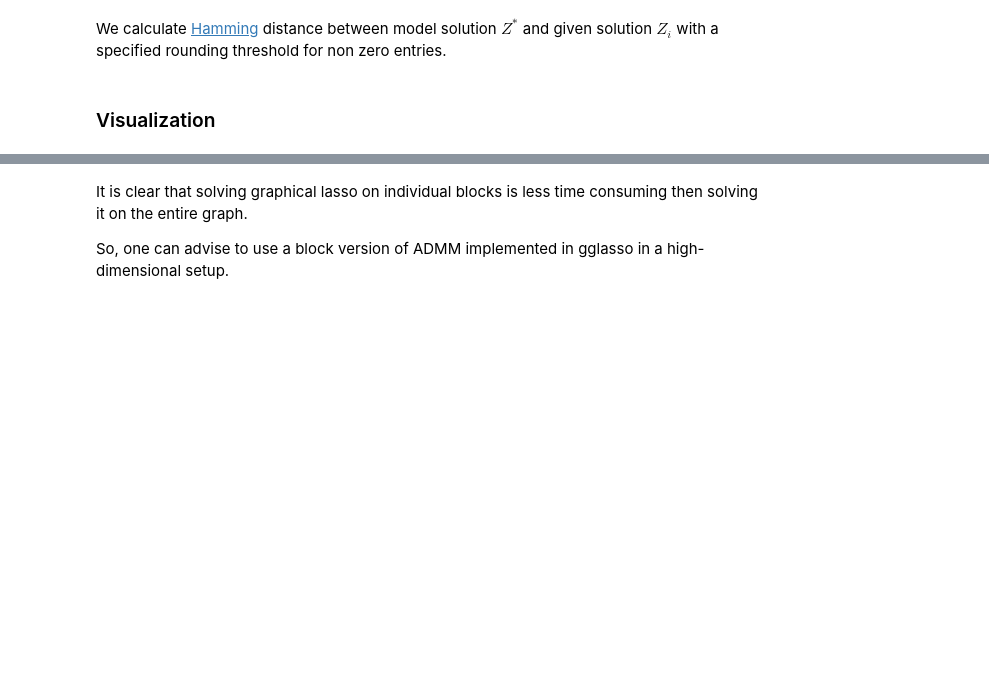
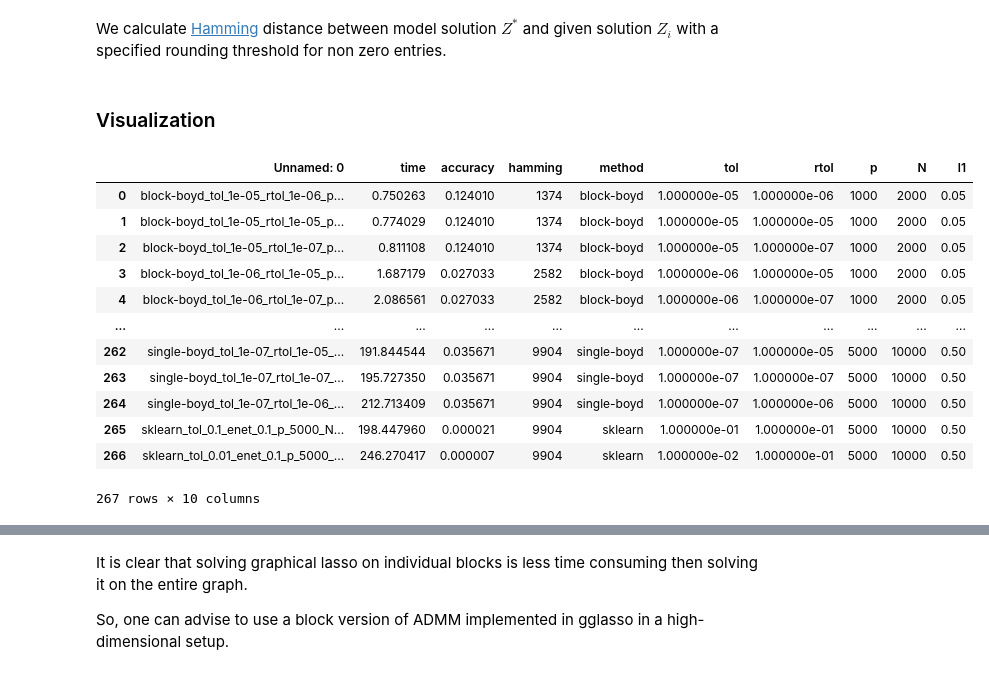
Before and after one commit to fabian-sp/GGLasso, a Jupyter notebook: benchmarks/benchmarks.ipynb, the cells around one changed output, grey strips where cells are left out. Cells and saved outputs as stored; diff of their text form; code cells hidden in the pictures; blank space fills up the shorter version.

Commit message:
respawned dataframe

```diff
--- a/benchmarks/benchmarks.ipynb
+++ b/benchmarks/benchmarks.ipynb
@@ -147,0 +252,17 @@ plot_bm(times=time_dict, acc=accuracy_dict, hamming=hamming_dict, it=iter_dict,
+# %%
+df = pd.read_csv("data/synthetic/bm5000.csv", sep="\t")
+df
+# %% [output]
+|  | Unnamed: 0 | time | accuracy | hamming | method | tol | rtol | p | N | l1 |
+| 0 | block-boyd_tol_1e-05_rtol_1e-06_p... | 0.750263 | 0.124010 | 1374 | block-boyd | 1.000000e-05 | 1.000000e-06 | 1000 | 2000 | 0.05 |
+| 1 | block-boyd_tol_1e-05_rtol_1e-05_p... | 0.774029 | 0.124010 | 1374 | block-boyd | 1.000000e-05 | 1.000000e-05 | 1000 | 2000 | 0.05 |
+| 2 | block-boyd_tol_1e-05_rtol_1e-07_p... | 0.811108 | 0.124010 | 1374 | block-boyd | 1.000000e-05 | 1.000000e-07 | 1000 | 2000 | 0.05 |
+| 3 | block-boyd_tol_1e-06_rtol_1e-05_p... | 1.687179 | 0.027033 | 2582 | block-boyd | 1.000000e-06 | 1.000000e-05 | 1000 | 2000 | 0.05 |
+| 4 | block-boyd_tol_1e-06_rtol_1e-07_p... | 2.086561 | 0.027033 | 2582 | block-boyd | 1.000000e-06 | 1.000000e-07 | 1000 | 2000 | 0.05 |
+| ... | ... | ... | ... | ... | ... | ... | ... | ... | ... | ... |
+| 262 | single-boyd_tol_1e-07_rtol_1e-05_... | 191.844544 | 0.035671 | 9904 | single-boyd | 1.000000e-07 | 1.000000e-05 | 5000 | 10000 | 0.50 |
+| 263 | single-boyd_tol_1e-07_rtol_1e-07_... | 195.727350 | 0.035671 | 9904 | single-boyd | 1.000000e-07 | 1.000000e-07 | 5000 | 10000 | 0.50 |
+| 264 | single-boyd_tol_1e-07_rtol_1e-06_... | 212.713409 | 0.035671 | 9904 | single-boyd | 1.000000e-07 | 1.000000e-06 | 5000 | 10000 | 0.50 |
+| 265 | sklearn_tol_0.1_enet_0.1_p_5000_N... | 198.447960 | 0.000021 | 9904 | sklearn | 1.000000e-01 | 1.000000e-01 | 5000 | 10000 | 0.50 |
+| 266 | sklearn_tol_0.01_enet_0.1_p_5000_... | 246.270417 | 0.000007 | 9904 | sklearn | 1.000000e-02 | 1.000000e-01 | 5000 | 10000 | 0.50 |
+267 rows × 10 columns
```
Also changed, not shown: parts of 10 cells of this notebook, 2 other files.
